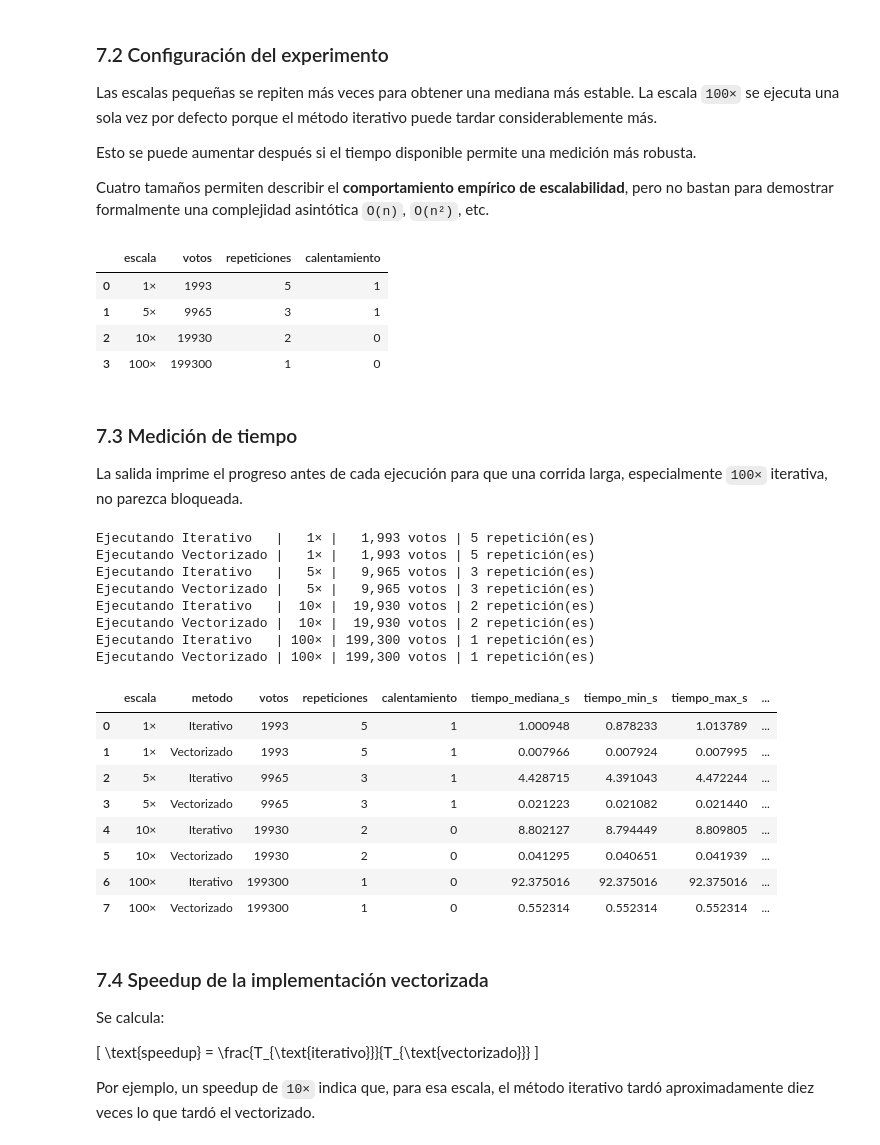
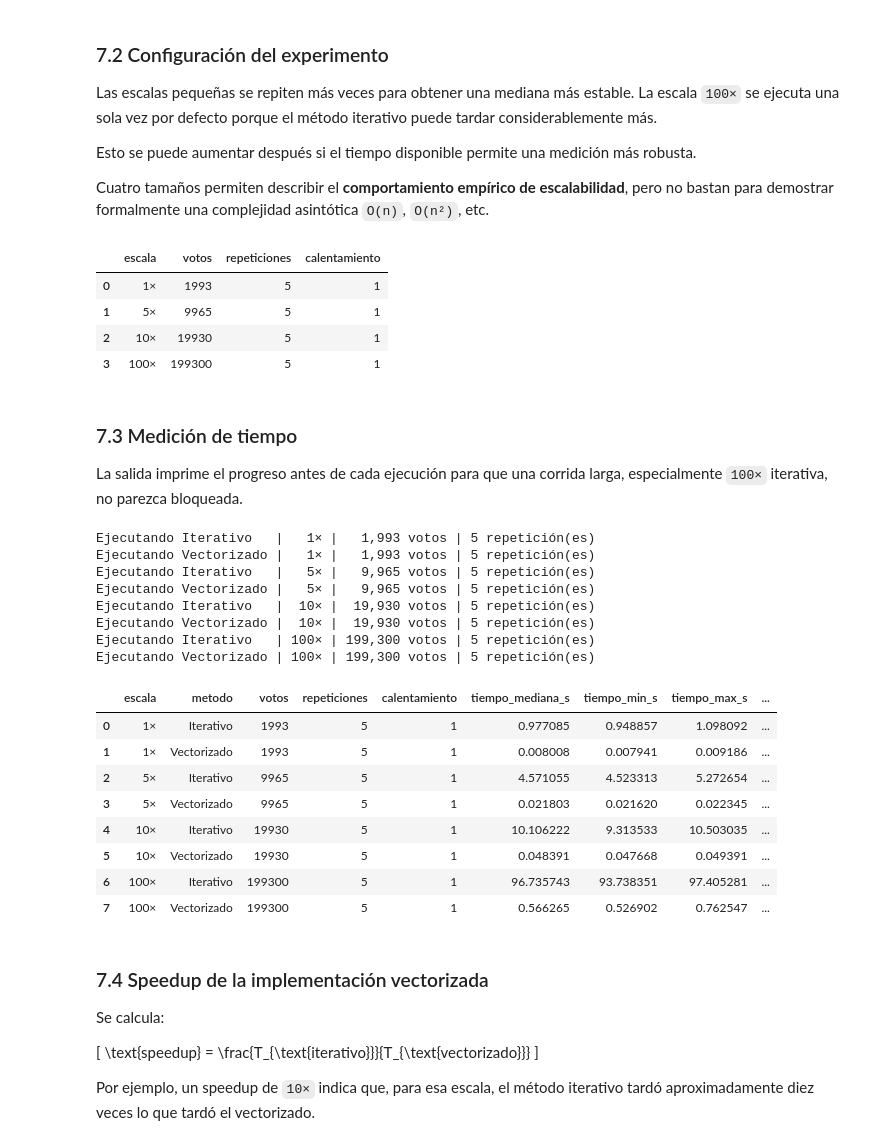
Before and after one commit to joserodriguezc/grupo_1_programacion_ciencia_datos, a Jupyter notebook: F3/notebooks/F3_01_nucleo.ipynb, the cells around one changed output. Drawn from its saved outputs; the diff is of its cells as text; code cells hidden in the pictures.

```diff
--- a/F3/notebooks/F3_01_nucleo.ipynb
+++ b/F3/notebooks/F3_01_nucleo.ipynb
@@ -943,32 +1022,32 @@ asintótica `O(n)`, `O(n²)`, etc.
 # %%
 CONFIG_BENCHMARK = {
     1: {"repeticiones": 5, "calentamiento": 1},
-    5: {"repeticiones": 3, "calentamiento": 1},
-    10: {"repeticiones": 2, "calentamiento": 0},
-    100: {"repeticiones": 1, "calentamiento": 0},
+    5: {"repeticiones": 5, "calentamiento": 1},
+    10: {"repeticiones": 5, "calentamiento": 1},
+    100: {"repeticiones": 5, "calentamiento": 1},
 }
 
 METODOS = {
     "Iterativo": asignar_iterativo,
     "Vectorizado": asignar_vectorizado,
 }
 
 pd.DataFrame(
     [
         {
             "escala": f"{factor}×",
             "votos": len(votos_base) * factor,
             **config,
         }
         for factor, config in CONFIG_BENCHMARK.items()
     ]
 )
 # %% [output]
 |  | escala | votos | repeticiones | calentamiento |
 | 0 | 1× | 1993 | 5 | 1 |
-| 1 | 5× | 9965 | 3 | 1 |
-| 2 | 10× | 19930 | 2 | 0 |
-| 3 | 100× | 199300 | 1 | 0 |
+| 1 | 5× | 9965 | 5 | 1 |
+| 2 | 10× | 19930 | 5 | 1 |
+| 3 | 100× | 199300 | 5 | 1 |
 # %% [markdown]
 ### 7.3 Medición de tiempo
 
@@ -1029,21 +1108,21 @@ resultados_tiempo[columnas_tiempo]
 # %% [output]
 Ejecutando Iterativo   |   1× |   1,993 votos | 5 repetición(es)
 Ejecutando Vectorizado |   1× |   1,993 votos | 5 repetición(es)
-Ejecutando Iterativo   |   5× |   9,965 votos | 3 repetición(es)
-Ejecutando Vectorizado |   5× |   9,965 votos | 3 repetición(es)
-Ejecutando Iterativo   |  10× |  19,930 votos | 2 repetición(es)
-Ejecutando Vectorizado |  10× |  19,930 votos | 2 repetición(es)
-Ejecutando Iterativo   | 100× | 199,300 votos | 1 repetición(es)
-Ejecutando Vectorizado | 100× | 199,300 votos | 1 repetición(es)
+Ejecutando Iterativo   |   5× |   9,965 votos | 5 repetición(es)
+Ejecutando Vectorizado |   5× |   9,965 votos | 5 repetición(es)
+Ejecutando Iterativo   |  10× |  19,930 votos | 5 repetición(es)
+Ejecutando Vectorizado |  10× |  19,930 votos | 5 repetición(es)
+Ejecutando Iterativo   | 100× | 199,300 votos | 5 repetición(es)
+Ejecutando Vectorizado | 100× | 199,300 votos | 5 repetición(es)
 |  | escala | metodo | votos | repeticiones | calentamiento | tiempo_mediana_s | tiempo_min_s | tiempo_max_s | ... |
-| 0 | 1× | Iterativo | 1993 | 5 | 1 | 1.000948 | 0.878233 | 1.013789 | ... |
-| 1 | 1× | Vectorizado | 1993 | 5 | 1 | 0.007966 | 0.007924 | 0.007995 | ... |
-| 2 | 5× | Iterativo | 9965 | 3 | 1 | 4.428715 | 4.391043 | 4.472244 | ... |
-| 3 | 5× | Vectorizado | 9965 | 3 | 1 | 0.021223 | 0.021082 | 0.021440 | ... |
-| 4 | 10× | Iterativo | 19930 | 2 | 0 | 8.802127 | 8.794449 | 8.809805 | ... |
-| 5 | 10× | Vectorizado | 19930 | 2 | 0 | 0.041295 | 0.040651 | 0.041939 | ... |
-| 6 | 100× | Iterativo | 199300 | 1 | 0 | 92.375016 | 92.375016 | 92.375016 | ... |
-| 7 | 100× | Vectorizado | 199300 | 1 | 0 | 0.552314 | 0.552314 | 0.552314 | ... |
+| 0 | 1× | Iterativo | 1993 | 5 | 1 | 0.977085 | 0.948857 | 1.098092 | ... |
+| 1 | 1× | Vectorizado | 1993 | 5 | 1 | 0.008008 | 0.007941 | 0.009186 | ... |
+| 2 | 5× | Iterativo | 9965 | 5 | 1 | 4.571055 | 4.523313 | 5.272654 | ... |
+| 3 | 5× | Vectorizado | 9965 | 5 | 1 | 0.021803 | 0.021620 | 0.022345 | ... |
+| 4 | 10× | Iterativo | 19930 | 5 | 1 | 10.106222 | 9.313533 | 10.503035 | ... |
+| 5 | 10× | Vectorizado | 19930 | 5 | 1 | 0.048391 | 0.047668 | 0.049391 | ... |
+| 6 | 100× | Iterativo | 199300 | 5 | 1 | 96.735743 | 93.738351 | 97.405281 | ... |
+| 7 | 100× | Vectorizado | 199300 | 5 | 1 | 0.566265 | 0.526902 | 0.762547 | ... |
 # %% [markdown]
 ### 7.4 Speedup de la implementación vectorizada
 
```
Also changed, not shown: parts of 20 cells of this notebook, 3 other files.
